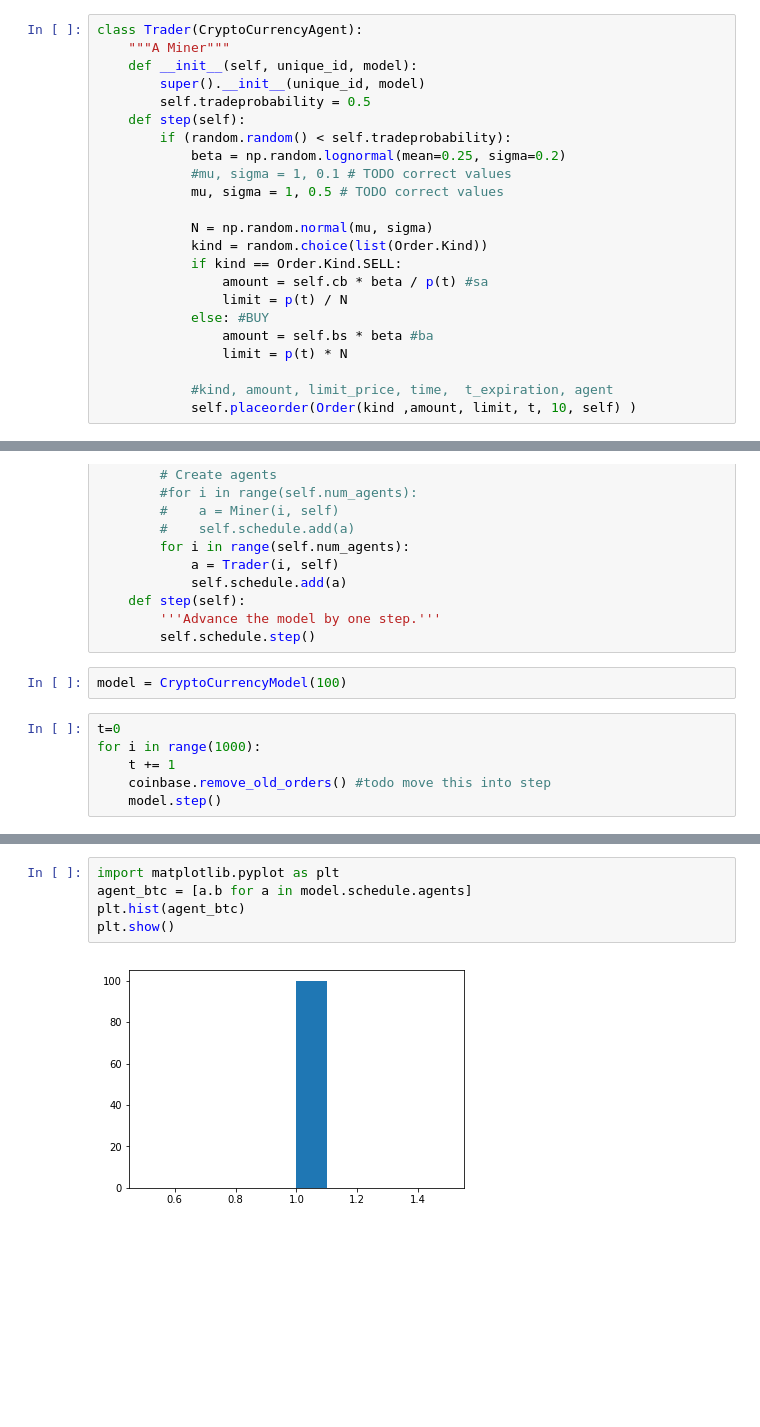
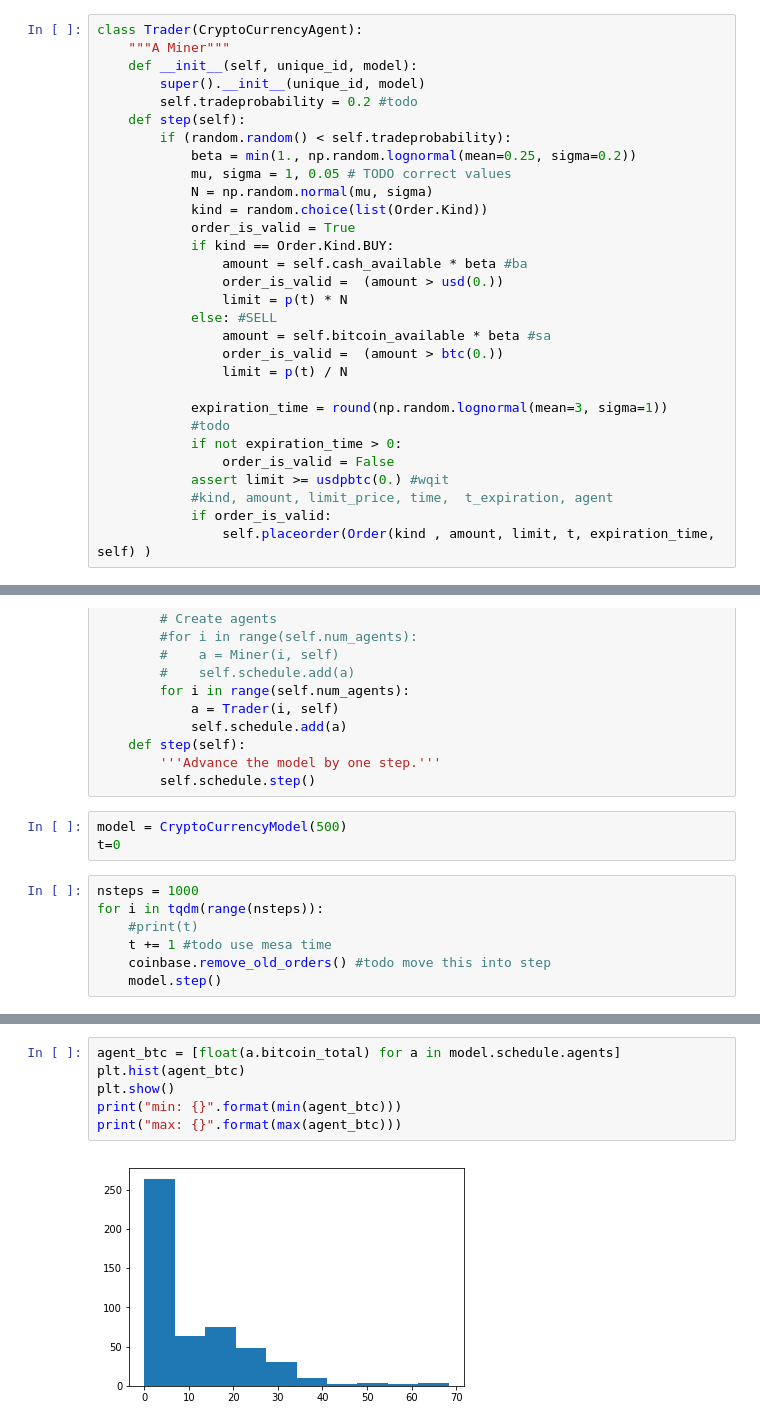
Before and after one commit to msssm/project_template, a Jupyter notebook: code/agentbasedmodel.ipynb, the cells around one changed output, grey strips where cells are left out. Saved outputs shown, nothing was run; the diff lists cells and outputs as text; blank space fills up the shorter version.

Commit message:
agentbasedmodel add working traders

```diff
--- a/code/agentbasedmodel.ipynb
+++ b/code/agentbasedmodel.ipynb
@@ -182,24 +248,31 @@ class Trader(CryptoCurrencyAgent):
     """A Miner"""
     def __init__(self, unique_id, model):
         super().__init__(unique_id, model)
-        self.tradeprobability = 0.5
+        self.tradeprobability = 0.2 #todo
     def step(self):
         if (random.random() < self.tradeprobability):
-            beta = np.random.lognormal(mean=0.25, sigma=0.2)
-            #mu, sigma = 1, 0.1 # TODO correct values
-            mu, sigma = 1, 0.5 # TODO correct values
-
+            beta = min(1., np.random.lognormal(mean=0.25, sigma=0.2))
+            mu, sigma = 1, 0.05 # TODO correct values
             N = np.random.normal(mu, sigma)
             kind = random.choice(list(Order.Kind))
-            if kind == Order.Kind.SELL:
-                amount = self.cb * beta / p(t) #sa
+            order_is_valid = True
+            if kind == Order.Kind.BUY:
+                amount = self.cash_available * beta #ba
+                order_is_valid =  (amount > usd(0.))
+                limit = p(t) * N
+            else: #SELL
+                amount = self.bitcoin_available * beta #sa
+                order_is_valid =  (amount > btc(0.))
                 limit = p(t) / N
-            else: #BUY
-                amount = self.bs * beta #ba
-                limit = p(t) * N
 
+            expiration_time = round(np.random.lognormal(mean=3, sigma=1))
+            #todo
+            if not expiration_time > 0:
+                order_is_valid = False
+            assert limit >= usdpbtc(0.) #wqit
             #kind, amount, limit_price, time,  t_expiration, agent
-            self.placeorder(Order(kind ,amount, limit, t, 10, self) )
+            if order_is_valid:
+                self.placeorder(Order(kind , amount, limit, t, expiration_time, self) )
 # %%
 class CryptoCurrencyModel(Model):
     """A model with some number of agents."""
@@ -217,10 +290,12 @@ class CryptoCurrencyModel(Model):
         '''Advance the model by one step.'''
         self.schedule.step()
 # %%
-model = CryptoCurrencyModel(100)
+model = CryptoCurrencyModel(500)
+t=0
 # %%
-t=0
-for i in range(1000):
-    t += 1
+nsteps = 1000
+for i in tqdm(range(nsteps)):
+    #print(t)
+    t += 1 #todo use mesa time
     coinbase.remove_old_orders() #todo move this into step
     model.step()
@@ -227,7 +307,8 @@ for i in range(1000):
 # %%
-import matplotlib.pyplot as plt
-agent_btc = [a.b for a in model.schedule.agents]
+agent_btc = [float(a.bitcoin_total) for a in model.schedule.agents]
 plt.hist(agent_btc)
 plt.show()
+print("min: {}".format(min(agent_btc)))
+print("max: {}".format(max(agent_btc)))
 # %% [output]
-[figure, old version]
+[figure, new version]
```
Also changed, not shown: parts of 10 cells of this notebook.
